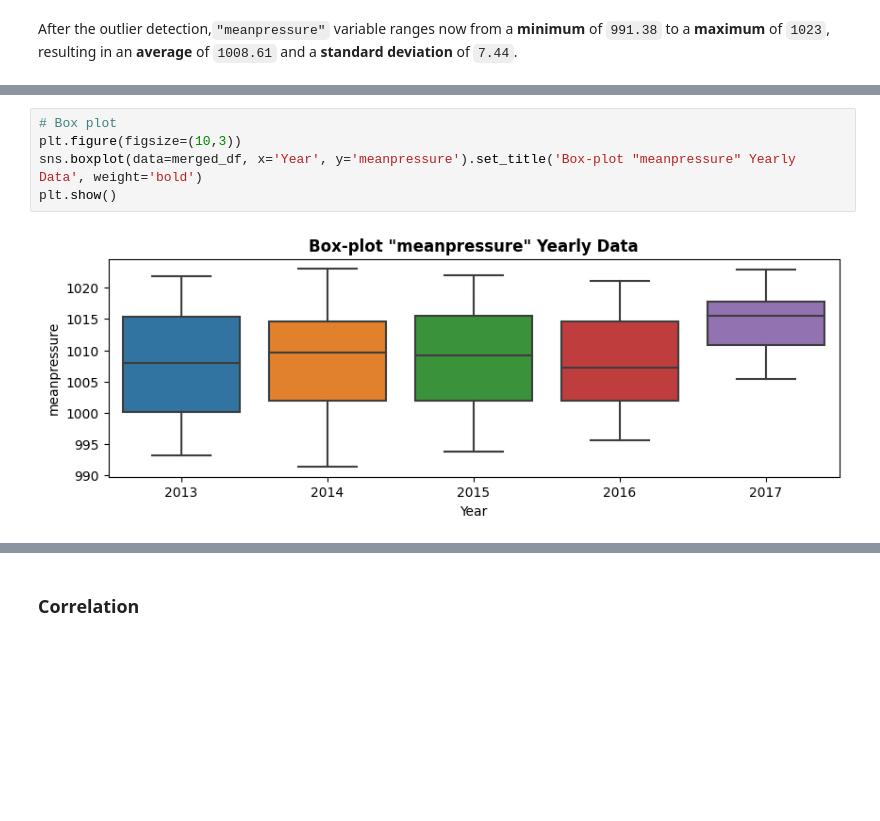
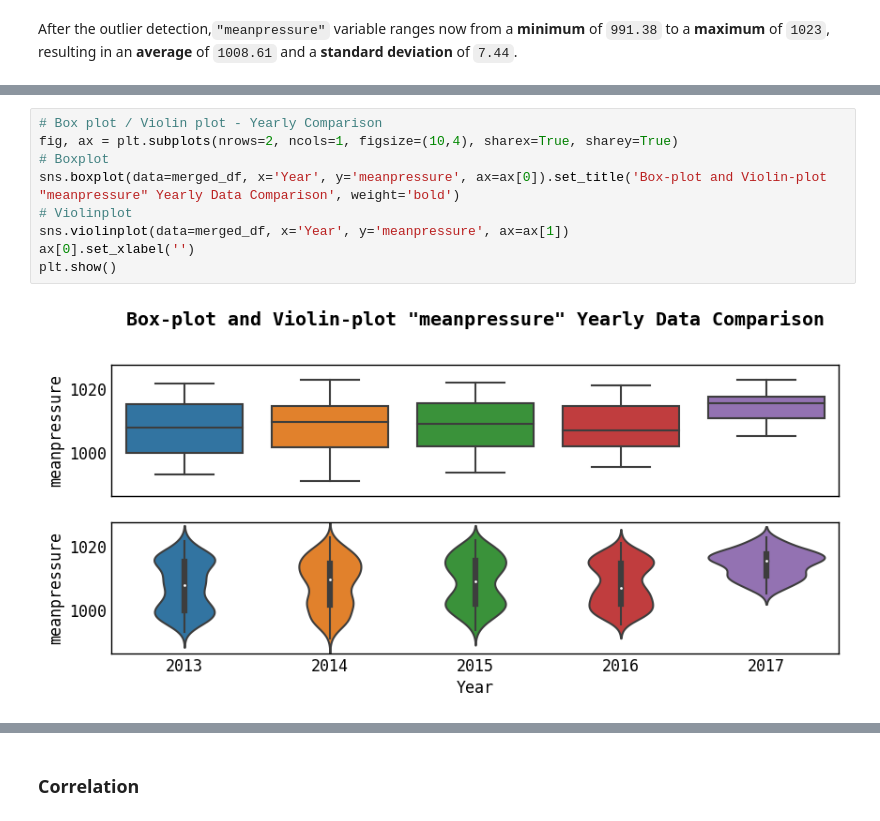
Before and after one commit to marcocolognesi/Weather_Forecast, a Jupyter notebook: project.ipynb, the cells around one changed output, grey strips where cells are left out. Cells and saved outputs as stored; diff of their text form; blank space fills up the shorter version.

```diff
--- a/project.ipynb
+++ b/project.ipynb
@@ -549,7 +763,11 @@ After the outlier detection,`"meanpressure"` variable ranges now from a **minimu
 # %%
-# Box plot
-plt.figure(figsize=(10,3))
-sns.boxplot(data=merged_df, x='Year', y='meanpressure').set_title('Box-plot "meanpressure" Yearly Data', weight='bold')
+# Box plot / Violin plot - Yearly Comparison
+fig, ax = plt.subplots(nrows=2, ncols=1, figsize=(10,4), sharex=True, sharey=True)
+# Boxplot
+sns.boxplot(data=merged_df, x='Year', y='meanpressure', ax=ax[0]).set_title('Box-plot and Violin-plot "meanpressure" Yearly Data Comparison', weight='bold')
+# Violinplot
+sns.violinplot(data=merged_df, x='Year', y='meanpressure', ax=ax[1])
+ax[0].set_xlabel('')
 plt.show()
 # %% [output]
-[figure, old version]
+[figure, new version]
```
Also changed, not shown: parts of 50 cells of this notebook.
